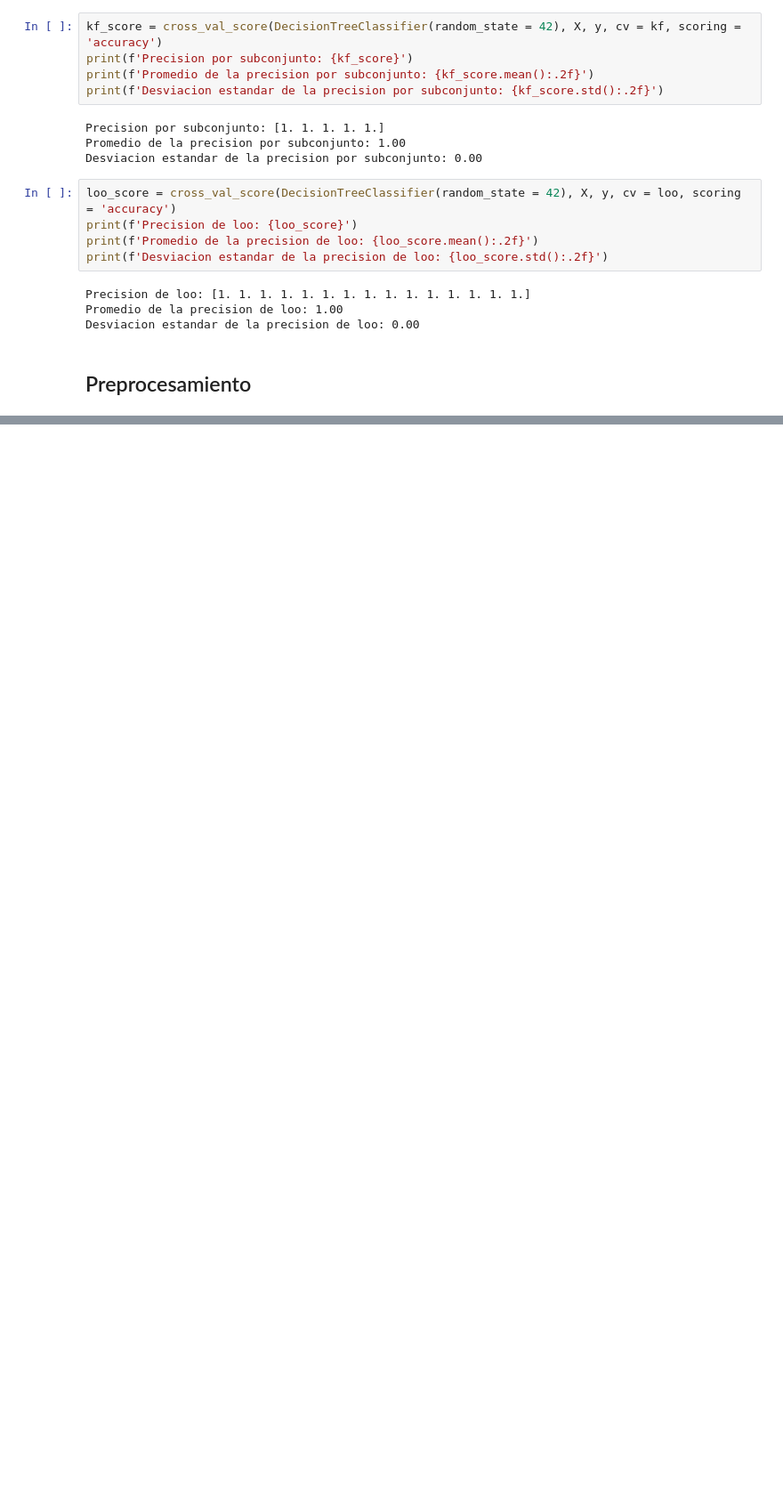
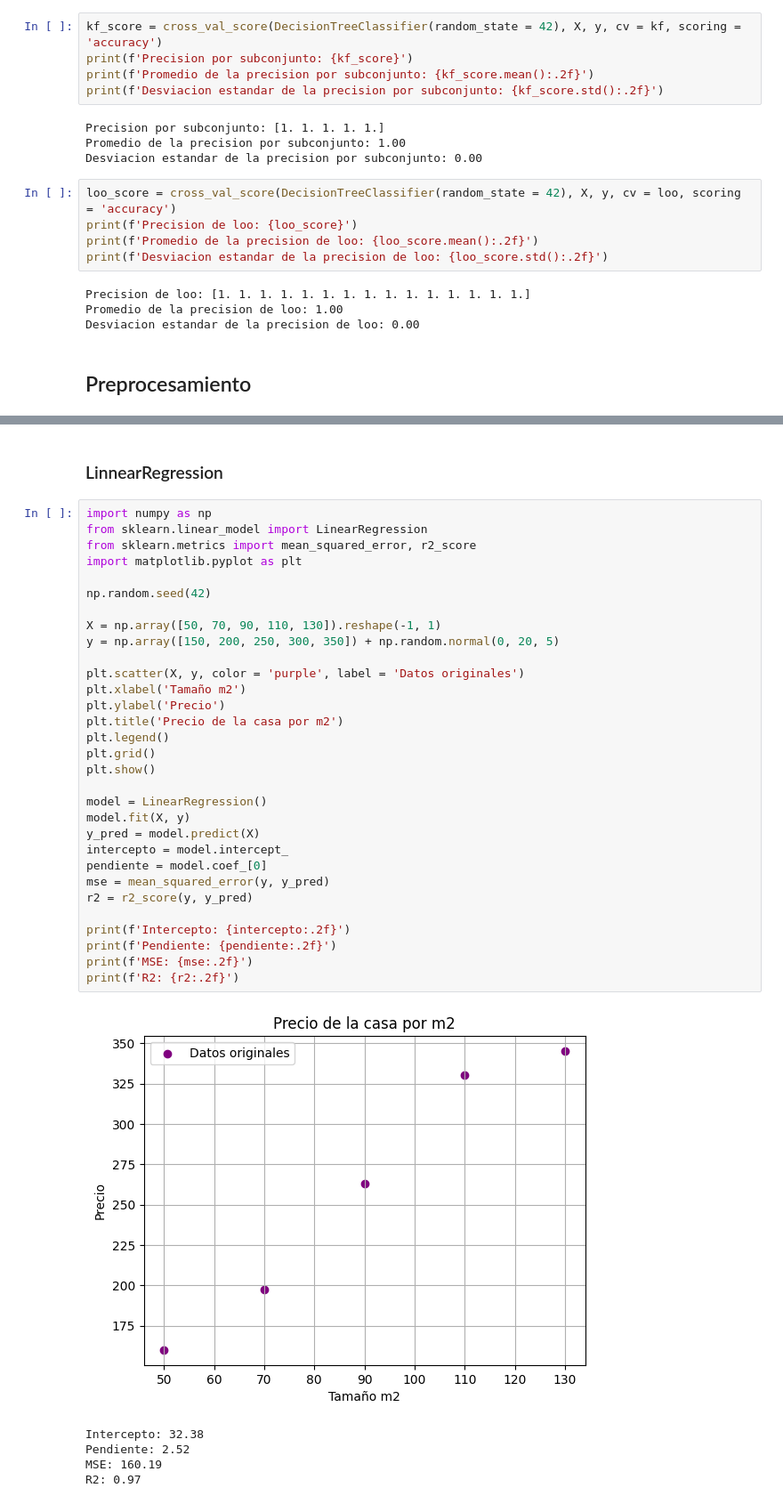
Before and after one commit to MattZG/Portafolio, a Jupyter notebook: Modulo_6.ipynb, the cells around one changed output, grey strips where cells are left out. Shown: that part at 89% size. Saved outputs shown, nothing was run; the diff lists cells and outputs as text; blank space fills up the shorter version.

```diff
--- a/Modulo_6.ipynb
+++ b/Modulo_6.ipynb
@@ -269,0 +426,39 @@ Desviacion estandar de la precision de loo: 0.00
+# %% [markdown]
+### LinnearRegression
+# %%
+import numpy as np
+from sklearn.linear_model import LinearRegression
+from sklearn.metrics import mean_squared_error, r2_score
+import matplotlib.pyplot as plt
+
+np.random.seed(42)
+
+X = np.array([50, 70, 90, 110, 130]).reshape(-1, 1)
+y = np.array([150, 200, 250, 300, 350]) + np.random.normal(0, 20, 5)
+
+plt.scatter(X, y, color = 'purple', label = 'Datos originales')
+plt.xlabel('Tamaño m2')
+plt.ylabel('Precio')
+plt.title('Precio de la casa por m2')
+plt.legend()
+plt.grid()
+plt.show()
+
+model = LinearRegression()
+model.fit(X, y)
+y_pred = model.predict(X)
+intercepto = model.intercept_
+pendiente = model.coef_[0]
+mse = mean_squared_error(y, y_pred)
+r2 = r2_score(y, y_pred)
+
+print(f'Intercepto: {intercepto:.2f}')
+print(f'Pendiente: {pendiente:.2f}')
+print(f'MSE: {mse:.2f}')
+print(f'R2: {r2:.2f}')
+# %% [output]
+[figure, added]
+Intercepto: 32.38
+Pendiente: 2.52
+MSE: 160.19
+R2: 0.97
```
Also changed, not shown: parts of 25 cells of this notebook.
